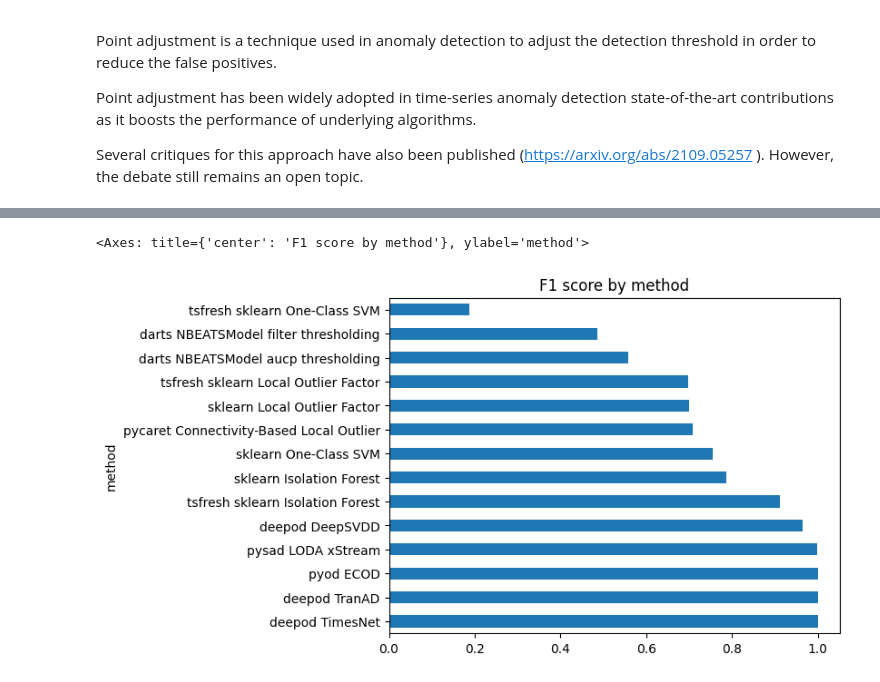
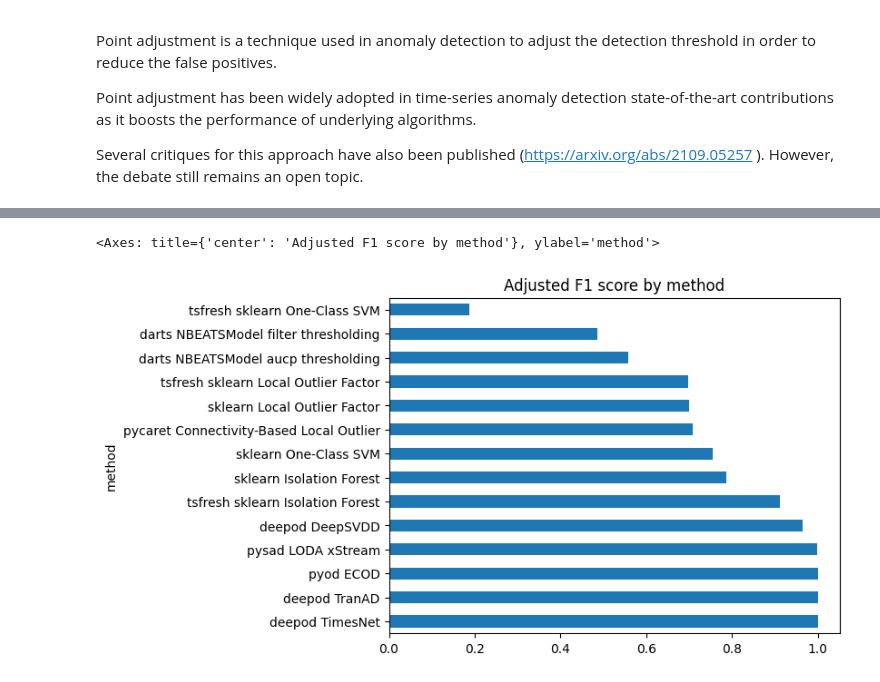
Before and after one commit to ciortanmadalina/europython2024, a Jupyter notebook: notebooks/benchmark.ipynb, the cells around one changed output, grey strips where cells are left out. Drawn from its saved outputs; the diff is of its cells as text; code cells hidden in the pictures.

Commit message:
corrected plot name

```diff
--- a/notebooks/benchmark.ipynb
+++ b/notebooks/benchmark.ipynb
@@ -92,7 +92,7 @@ results_df.round(3).sort_values(by="Adjusted F1", ascending=False)
 | tsfresh sklearn One-Class SVM | 0.534 | 0.103 | 0.187 | 0.103 | 1.000 | 0.534 | 0.103 | 0.187 | ... |
 # %%
 # Barplot of the F1 scores by method to compare the performance of the different methods
-results_df.sort_values(by="Adjusted F1", ascending=False)["Adjusted F1"].plot(kind="barh", title="F1 score by method")
+results_df.sort_values(by="Adjusted F1", ascending=False)["Adjusted F1"].plot(kind="barh", title="Adjusted F1 score by method")
 # %% [output]
-<Axes: title={'center': 'F1 score by method'}, ylabel='method'>
+<Axes: title={'center': 'Adjusted F1 score by method'}, ylabel='method'>
-[figure, old version]
+[figure, new version]
```
